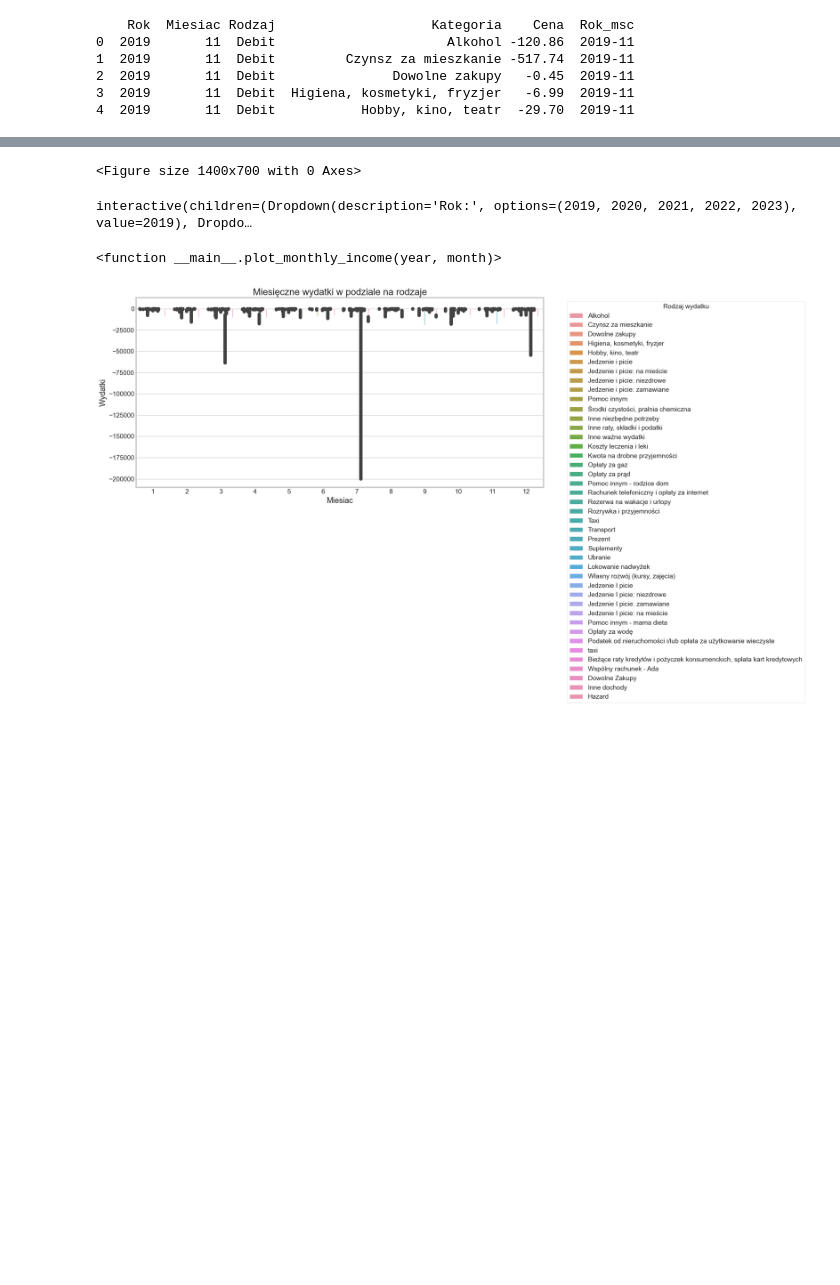
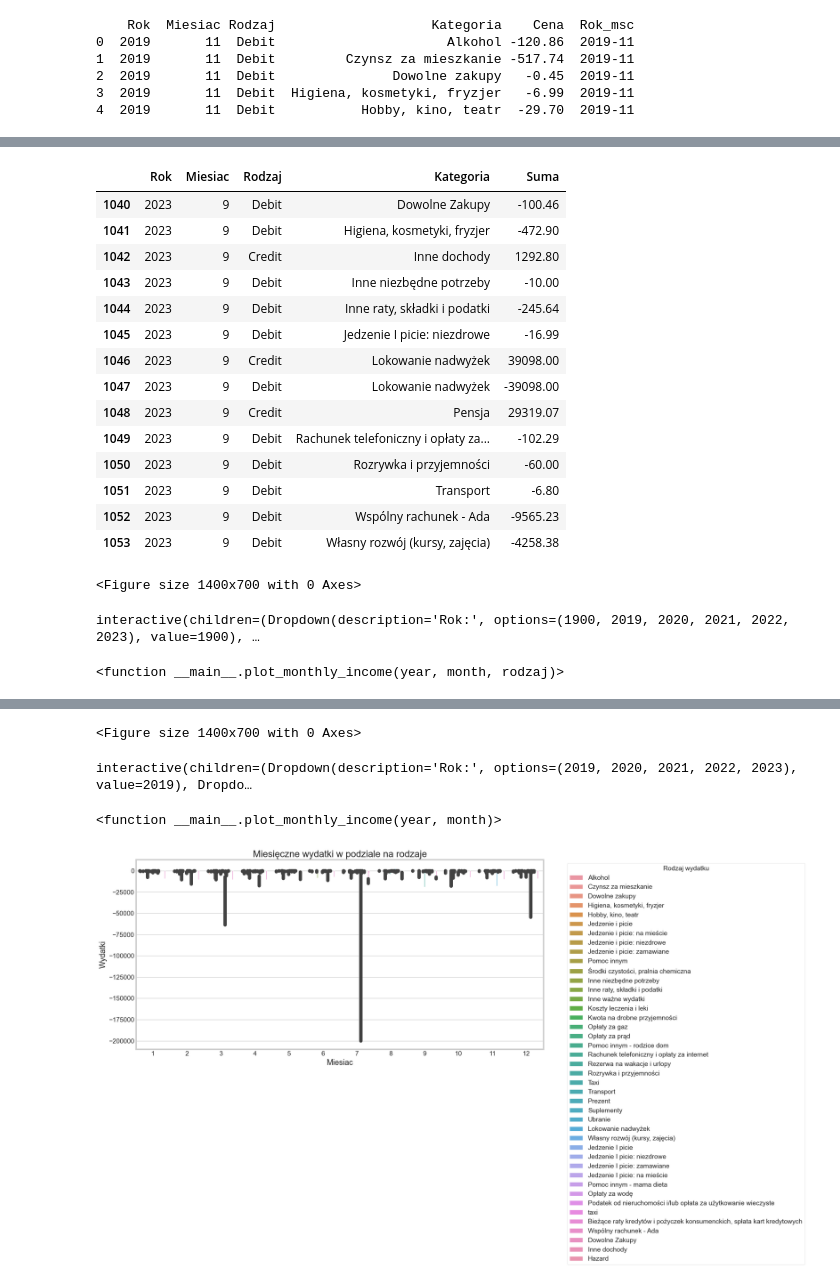
Before and after one commit to TGusciora/Python, a Jupyter notebook: DecisionTracker/001_TG_DecisionTracker.ipynb, the cells around one changed output, grey strips where cells are left out. Saved outputs shown, nothing was run; the diff lists cells and outputs as text; code cells hidden in the pictures; blank space fills up the shorter version.

Commit message:
2023/09/12 update
Decision Tracker
- interactive plots WiP

```diff
--- a/DecisionTracker/001_TG_DecisionTracker.ipynb
+++ b/DecisionTracker/001_TG_DecisionTracker.ipynb
@@ -199,6 +143,11 @@ df = wydatki
 conn = sqlite3.connect('transactions_db.sqlite')
 df.to_sql('transactions', conn, if_exists='replace', index=False)
 conn.commit()
+
+# Przygotowanie agregacji danych
+query_sum = "SELECT Rok, Miesiac, Rodzaj, Kategoria, SUM(Cena) AS Suma FROM transactions GROUP BY Rok, Miesiac, Kategoria, Rodzaj"
+monthly_data = pd.read_sql(query_sum, conn)
+
 
 # 3. Przygotowanie agregacji danych
 # Miesięczne wpływy
@@ -266,0 +232,62 @@ plt.show()
+# %%
+monthly_data[(monthly_data['Rok'] == 2023) &
+        (monthly_data['Miesiac'] == 9)]
+# %% [output]
+|  | Rok | Miesiac | Rodzaj | Kategoria | Suma |
+| 1040 | 2023 | 9 | Debit | Dowolne Zakupy | -100.46 |
+| 1041 | 2023 | 9 | Debit | Higiena, kosmetyki, fryzjer | -472.90 |
+| 1042 | 2023 | 9 | Credit | Inne dochody | 1292.80 |
+| 1043 | 2023 | 9 | Debit | Inne niezbędne potrzeby | -10.00 |
+| 1044 | 2023 | 9 | Debit | Inne raty, składki i podatki | -245.64 |
+| 1045 | 2023 | 9 | Debit | Jedzenie I picie: niezdrowe | -16.99 |
+| 1046 | 2023 | 9 | Credit | Lokowanie nadwyżek | 39098.00 |
+| 1047 | 2023 | 9 | Debit | Lokowanie nadwyżek | -39098.00 |
+| 1048 | 2023 | 9 | Credit | Pensja | 29319.07 |
+| 1049 | 2023 | 9 | Debit | Rachunek telefoniczny i opłaty za... | -102.29 |
+| 1050 | 2023 | 9 | Debit | Rozrywka i przyjemności | -60.00 |
+| 1051 | 2023 | 9 | Debit | Transport | -6.80 |
+| 1052 | 2023 | 9 | Debit | Wspólny rachunek - Ada | -9565.23 |
+| 1053 | 2023 | 9 | Debit | Własny rozwój (kursy, zajęcia) | -4258.38 |
+# %%
+def plot_monthly_income(year, month, rodzaj):
+    # Filtrujemy dane według roku, miesiąca i rodzaju transakcji
+    data_in = monthly_data[
+        (monthly_data['Rok'] == year) &
+        (monthly_data['Miesiac'] == month) &
+        (monthly_data['Rodzaj'] == rodzaj)
+    ]
+
+    plt.figure(figsize=(14, 7))
+    ax = sns.barplot(data=data_in, x='Miesiac', y='Suma', hue='Kategoria')
+
+    # Dodajemy etykiety do słupków
+    for p in ax.patches:
+        ax.annotate(f'{p.get_height():.0f}',
+                    (p.get_x() + p.get_width() / 2., p.get_height()),
+                    ha='center', va='center',
+                    xytext=(0, 10),
+                    textcoords='offset points')
+
+    # Aktualizacja tytułu wykresu
+    title = f'Miesięczne {"wpływy" if rodzaj == "Credit" else "koszty"} w podziale na kategorie dla {month} {year}'
+    plt.title(title)
+    plt.legend(title='Kategoria', bbox_to_anchor=(1.05, 1), loc='upper left')
+    plt.tight_layout()
+    plt.show()
+
+# Dostępne rodzaje transakcji
+available_years = sorted(monthly_data['Rok'].unique())
+available_months = sorted(monthly_data['Miesiac'].unique())
+available_rodzaje = sorted([rodzaj for rodzaj in monthly_data['Rodzaj'].unique() if rodzaj is not None])
+
+# Uaktualnienie widgetu
+widgets.interact(
+    plot_monthly_income,
+    year=widgets.Dropdown(options=available_years, description='Rok:'),
+    month=widgets.Dropdown(options=available_months, description='Miesiąc:'),
+    rodzaj=widgets.Dropdown(options=available_rodzaje, description='Rodzaj:')
+)
+# %% [output]
+<Figure size 1400x700 with 0 Axes>
+interactive(children=(Dropdown(description='Rok:', options=(1900, 2019, 2020, 2021, 2022, 2023), value=1900), …
+<function __main__.plot_monthly_income(year, month, rodzaj)>
```
Also changed, not shown: parts of 13 cells of this notebook, 1 other file.
